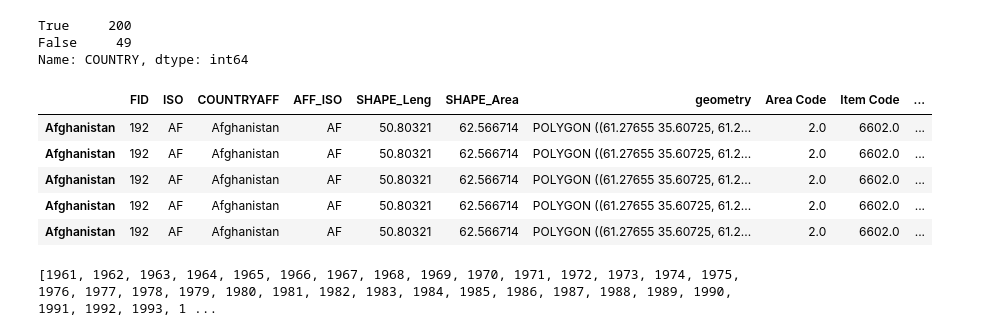
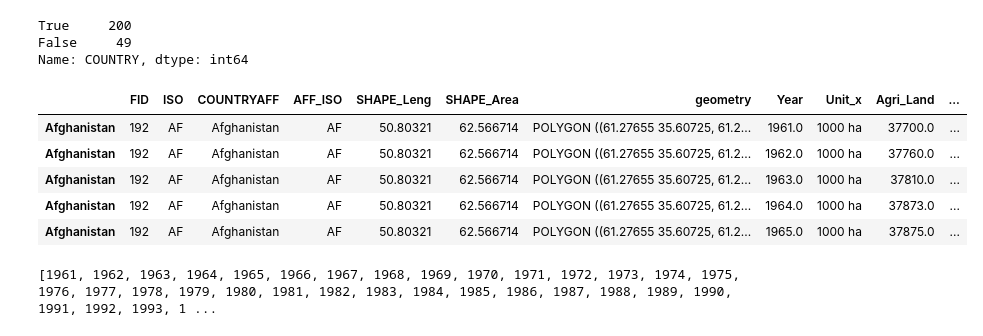
Before and after one commit to wattsr1/FAO-Fertilizer-Data-Analysis, a Jupyter notebook: Land_Use_global_FAO.ipynb, the cells around one changed output. Saved outputs shown, nothing was run; the diff lists cells and outputs as text; code cells hidden in the pictures.

```diff
--- a/Land_Use_global_FAO.ipynb
+++ b/Land_Use_global_FAO.ipynb
@@ -14,7 +14,7 @@ print(os.getcwd())
 /Users/rogerwatts/Desktop/Classwork/FAO-Fertilizer-Data-Analysis
 # %%
 # Import agriculture land use data
-ag_land_df = pd.read_csv("Inputs_LandUse_E_All_Data.csv")
-filter_list =  ['Agriculture']
-ag_land_df = land_df[land_df['Item'].isin(filter_list)]
-ag_land_df
+# ag_land_df = pd.read_csv("Inputs_LandUse_E_All_Data.csv")
+# filter_list =  ['Agriculture']
+# ag_land_df = land_df[land_df['Item'].isin(filter_list)]
+# ag_land_df
@@ -35,6 +21,6 @@ ag_land_df
 # %%
-# Create df containing country area data
-land_df = pd.read_csv("Inputs_LandUse_E_All_Data.csv")
-filter_list =  ['Country area']
-land_df = land_df[land_df['Item'].isin(filter_list)]
-land_df
+# # Create df containing country area data
+# land_df = pd.read_csv("Inputs_LandUse_E_All_Data.csv")
+# filter_list =  ['Country area']
+# land_df = land_df[land_df['Item'].isin(filter_list)]
+# land_df
@@ -162,19 +62,19 @@ True     200
 False     49
 Name: COUNTRY, dtype: int64
 # %%
-fert_df['Area'] = fert_df['Area'].str.replace('United States of America', 'United States')
-fert_df['Area'] = fert_df['Area'].str.replace('USSR', 'Russian Federation')
+total_land_df['Area'] = total_land_df['Area'].str.replace('United States of America', 'United States')
+total_land_df['Area'] = total_land_df['Area'].str.replace('USSR', 'Russian Federation')
 # %%
 # join the geodataframe with the cleaned up csv dataframe
-merged = map_df.set_index("COUNTRY").join(fert_df.set_index("Area"))
+merged = map_df.set_index("COUNTRY").join(total_land_df.set_index("Area"))
 merged.head()
 # %% [output]
-|  | FID | ISO | COUNTRYAFF | AFF_ISO | SHAPE_Leng | SHAPE_Area | geometry | Area Code | Item Code | ... |
-| Afghanistan | 192 | AF | Afghanistan | AF | 50.80321 | 62.566714 | POLYGON ((61.27655 35.60725, 61.2... | 2.0 | 6602.0 | ... |
-| Afghanistan | 192 | AF | Afghanistan | AF | 50.80321 | 62.566714 | POLYGON ((61.27655 35.60725, 61.2... | 2.0 | 6602.0 | ... |
-| Afghanistan | 192 | AF | Afghanistan | AF | 50.80321 | 62.566714 | POLYGON ((61.27655 35.60725, 61.2... | 2.0 | 6602.0 | ... |
-| Afghanistan | 192 | AF | Afghanistan | AF | 50.80321 | 62.566714 | POLYGON ((61.27655 35.60725, 61.2... | 2.0 | 6602.0 | ... |
-| Afghanistan | 192 | AF | Afghanistan | AF | 50.80321 | 62.566714 | POLYGON ((61.27655 35.60725, 61.2... | 2.0 | 6602.0 | ... |
+|  | FID | ISO | COUNTRYAFF | AFF_ISO | SHAPE_Leng | SHAPE_Area | geometry | Year | Unit_x | Agri_Land | ... |
+| Afghanistan | 192 | AF | Afghanistan | AF | 50.80321 | 62.566714 | POLYGON ((61.27655 35.60725, 61.2... | 1961.0 | 1000 ha | 37700.0 | ... |
+| Afghanistan | 192 | AF | Afghanistan | AF | 50.80321 | 62.566714 | POLYGON ((61.27655 35.60725, 61.2... | 1962.0 | 1000 ha | 37760.0 | ... |
+| Afghanistan | 192 | AF | Afghanistan | AF | 50.80321 | 62.566714 | POLYGON ((61.27655 35.60725, 61.2... | 1963.0 | 1000 ha | 37810.0 | ... |
+| Afghanistan | 192 | AF | Afghanistan | AF | 50.80321 | 62.566714 | POLYGON ((61.27655 35.60725, 61.2... | 1964.0 | 1000 ha | 37873.0 | ... |
+| Afghanistan | 192 | AF | Afghanistan | AF | 50.80321 | 62.566714 | POLYGON ((61.27655 35.60725, 61.2... | 1965.0 | 1000 ha | 37875.0 | ... |
 # %%
 # Get a list of years for data loops
 from datetime import date
```
Also changed, not shown: parts of 14 cells of this notebook, 14 other files.
